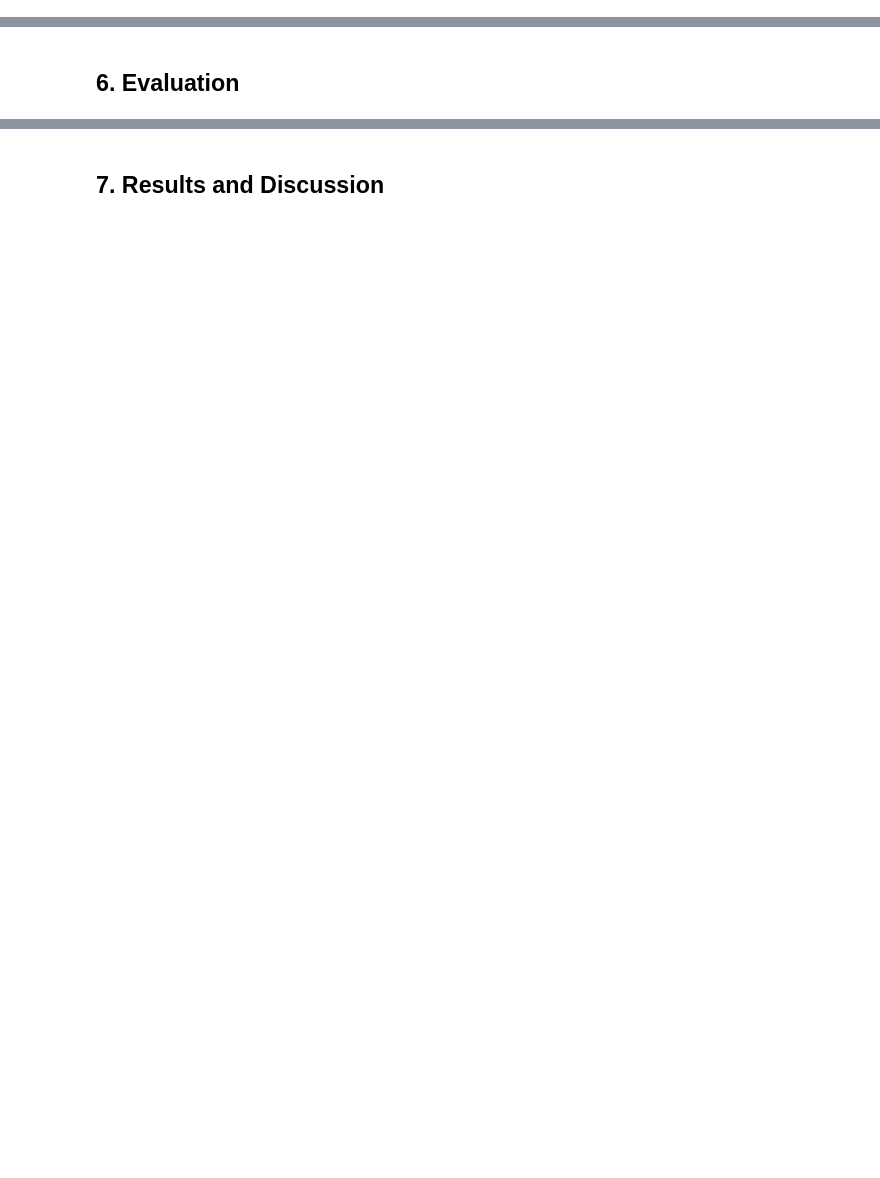
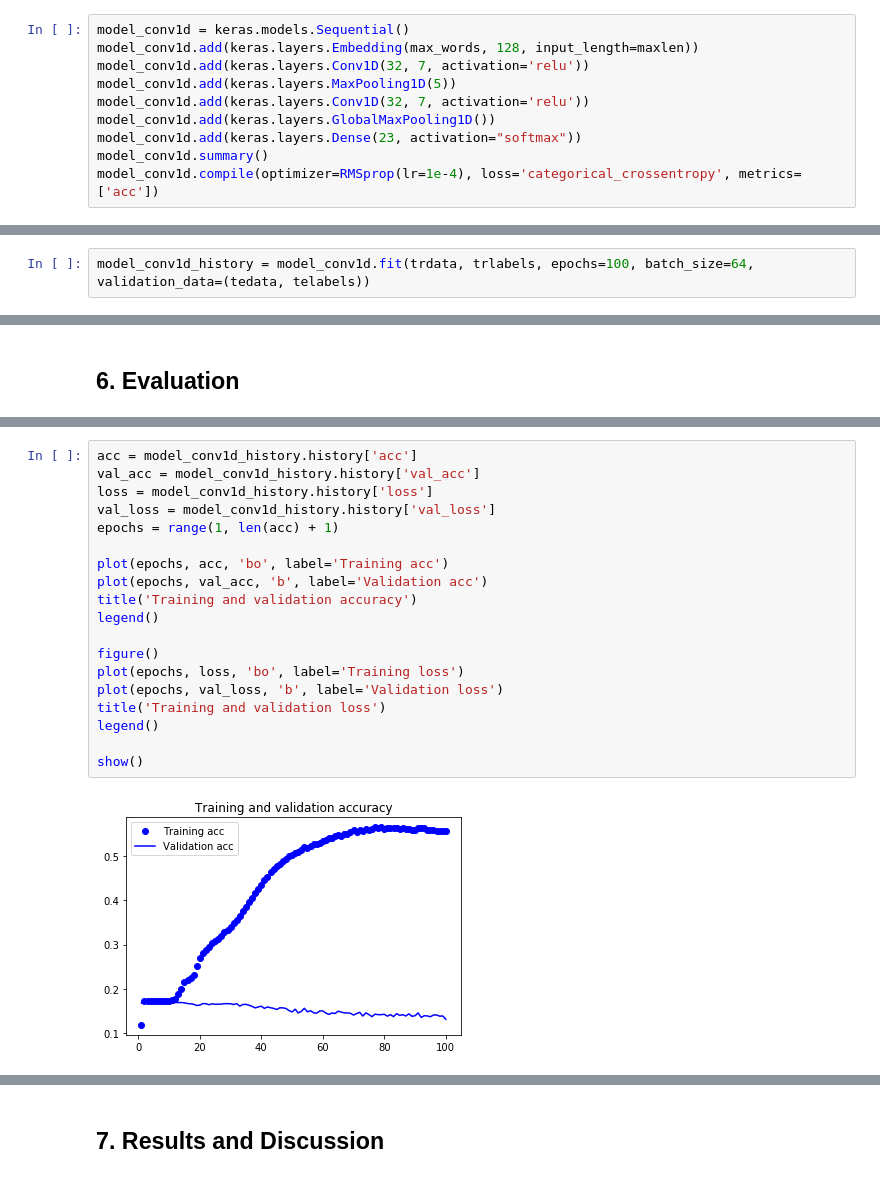
Before and after one commit to poromise/cognitive-systems-for-healthtechnology-applications, a Jupyter notebook: Case3-Simo-Hyttinen.ipynb, the cells around one changed output, grey strips where cells are left out. Cells and saved outputs as stored; diff of their text form; blank space fills up the shorter version.

```diff
--- a/Case3-Simo-Hyttinen.ipynb
+++ b/Case3-Simo-Hyttinen.ipynb
@@ -16,0 +183,10 @@ The objective of this assignment is to use a recurrent neural network to classif
+# %%
+model_conv1d = keras.models.Sequential()
+model_conv1d.add(keras.layers.Embedding(max_words, 128, input_length=maxlen))
+model_conv1d.add(keras.layers.Conv1D(32, 7, activation='relu'))
+model_conv1d.add(keras.layers.MaxPooling1D(5))
+model_conv1d.add(keras.layers.Conv1D(32, 7, activation='relu'))
+model_conv1d.add(keras.layers.GlobalMaxPooling1D())
+model_conv1d.add(keras.layers.Dense(23, activation="softmax"))
+model_conv1d.summary()
+model_conv1d.compile(optimizer=RMSprop(lr=1e-4), loss='categorical_crossentropy', metrics=['acc'])
@@ -18,0 +243,2 @@ The objective of this assignment is to use a recurrent neural network to classif
+# %%
+model_conv1d_history = model_conv1d.fit(trdata, trlabels, epochs=100, batch_size=64, validation_data=(tedata, telabels))
@@ -20,0 +292,21 @@ The objective of this assignment is to use a recurrent neural network to classif
+# %%
+acc = model_conv1d_history.history['acc']
+val_acc = model_conv1d_history.history['val_acc']
+loss = model_conv1d_history.history['loss']
+val_loss = model_conv1d_history.history['val_loss']
+epochs = range(1, len(acc) + 1)
+
+plot(epochs, acc, 'bo', label='Training acc')
+plot(epochs, val_acc, 'b', label='Validation acc')
+title('Training and validation accuracy')
+legend()
+
+figure()
+plot(epochs, loss, 'bo', label='Training loss')
+plot(epochs, val_loss, 'b', label='Validation loss')
+title('Training and validation loss')
+legend()
+
+show()
+# %% [output]
+[figure, added]
```
Also changed, not shown: parts of 26 cells of this notebook, 4 other files.
